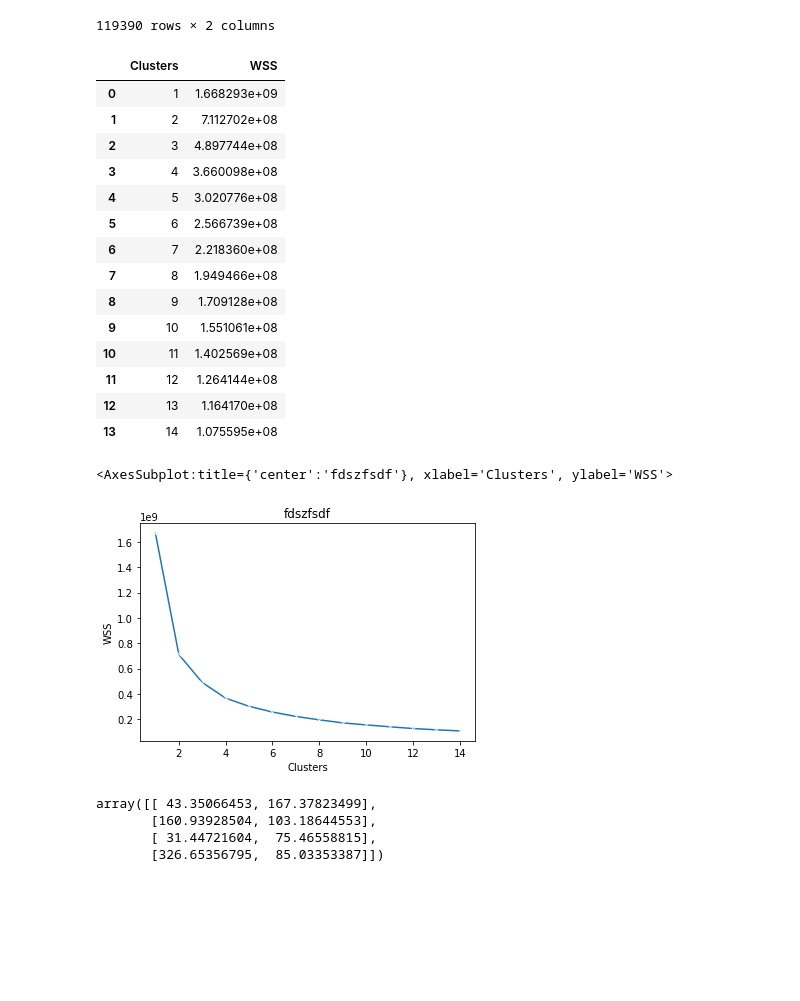
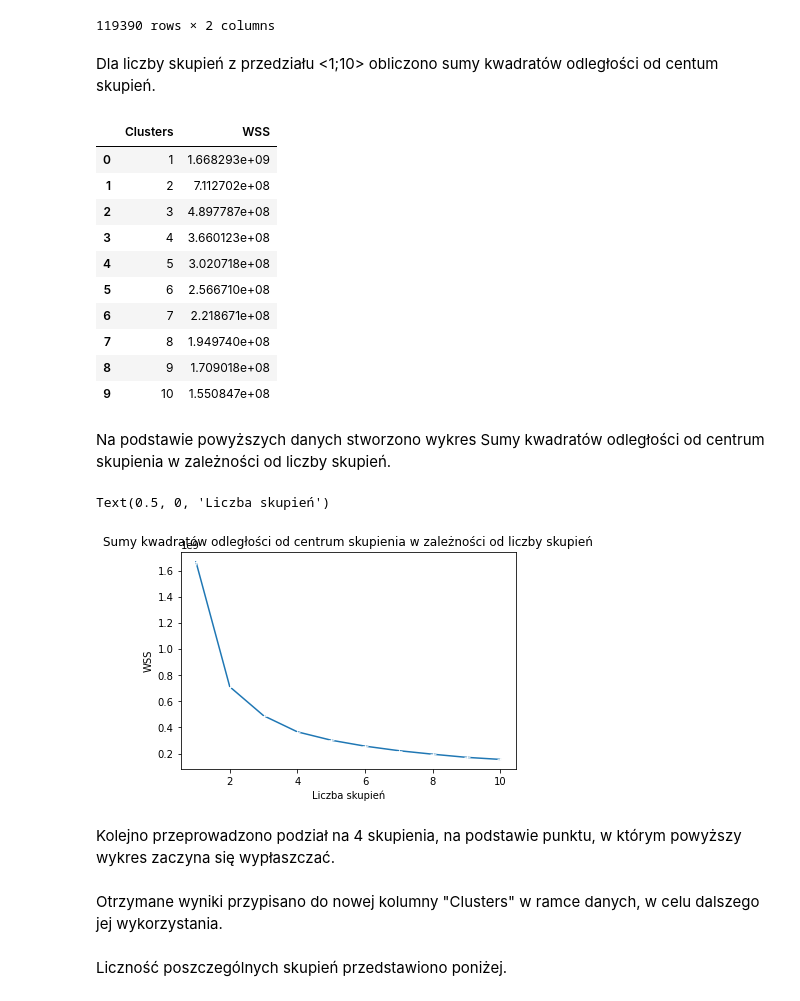
Before and after one commit to kaugustowski/hotel-data-sda, a Jupyter notebook: hotels.ipynb, the cells around one changed output. Drawn from its saved outputs; the diff is of its cells as text; code cells hidden in the pictures; blank space fills up the shorter version.

```diff
--- a/hotels.ipynb
+++ b/hotels.ipynb
@@ -400,8 +401,10 @@ hotel_adr_lt
 | 119388 | 109 | 104.40 |
 | 119389 | 205 | 151.20 |
 119390 rows × 2 columns
+# %% [markdown]
+Dla liczby skupień z przedziału <1;10> obliczono sumy kwadratów odległości od centum skupień.
 # %%
-clusters_range = range(1,15)
+clusters_range = range(1,11)
 wss = []
 for k in clusters_range:
     kmeans=KMeans(n_clusters=k, init="k-means++")
@@ -415,23 +418,24 @@ centers
 |  | Clusters | WSS |
 | 0 | 1 | 1.668293e+09 |
 | 1 | 2 | 7.112702e+08 |
-| 2 | 3 | 4.897744e+08 |
-| 3 | 4 | 3.660098e+08 |
-| 4 | 5 | 3.020776e+08 |
-| 5 | 6 | 2.566739e+08 |
-| 6 | 7 | 2.218360e+08 |
-| 7 | 8 | 1.949466e+08 |
-| 8 | 9 | 1.709128e+08 |
-| 9 | 10 | 1.551061e+08 |
-| 10 | 11 | 1.402569e+08 |
-| 11 | 12 | 1.264144e+08 |
-| 12 | 13 | 1.164170e+08 |
-| 13 | 14 | 1.075595e+08 |
+| 2 | 3 | 4.897787e+08 |
+| 3 | 4 | 3.660123e+08 |
+| 4 | 5 | 3.020718e+08 |
+| 5 | 6 | 2.566710e+08 |
+| 6 | 7 | 2.218671e+08 |
+| 7 | 8 | 1.949740e+08 |
+| 8 | 9 | 1.709018e+08 |
+| 9 | 10 | 1.550847e+08 |
+# %% [markdown]
+Na podstawie powyższych danych stworzono wykres Sumy kwadratów odległości od centrum skupienia w zależności od liczby skupień.
 # %%
-plt.title("fdszfsdf")
-sns.lineplot(x = 'Clusters', y = 'WSS', data = centers, marker="x")
+plt.title("Sumy kwadratów odległości od centrum skupienia w zależności od liczby skupień")
+sns.lineplot(x = 'Clusters', y = 'WSS', data = centers, marker="+")
+plt.xlabel("Liczba skupień")
 # %% [output]
-<AxesSubplot:title={'center':'fdszfsdf'}, xlabel='Clusters', ylabel='WSS'>
+Text(0.5, 0, 'Liczba skupień')
-[figure, old version]
+[figure, new version]
+# %% [markdown]
+Kolejno przeprowadzono podział na 4 skupienia, na podstawie punktu, w którym powyższy wykres zaczyna się wypłaszczać.
 # %%
 kmeans = KMeans(n_clusters=4 ,init="k-means++")
@@ -438,13 +443,9 @@ kmeans = KMeans(n_clusters=4 ,init="k-means++")
-# %%
-kmeans = kmeans.fit(hotel_adr_lt[['lead_time','adr']])
-kmeans.cluster_centers_
-# %% [output]
-array([[ 43.35066453, 167.37823499],
-       [160.93928504, 103.18644553],
-       [ 31.44721604,  75.46558815],
-       [326.65356795,  85.03353387]])
+# %% [markdown]
+Otrzymane wyniki przypisano do nowej kolumny "Clusters" w ramce danych, w celu dalszego jej wykorzystania.
 # %%
 hotel_df['Clusters'] = kmeans.labels_
+# %% [markdown]
+Liczność poszczególnych skupień przedstawiono poniżej.
 # %%
 hotel_df['Clusters'].value_counts()
 # %% [output]
```
Also changed, not shown: parts of 11 cells of this notebook.
